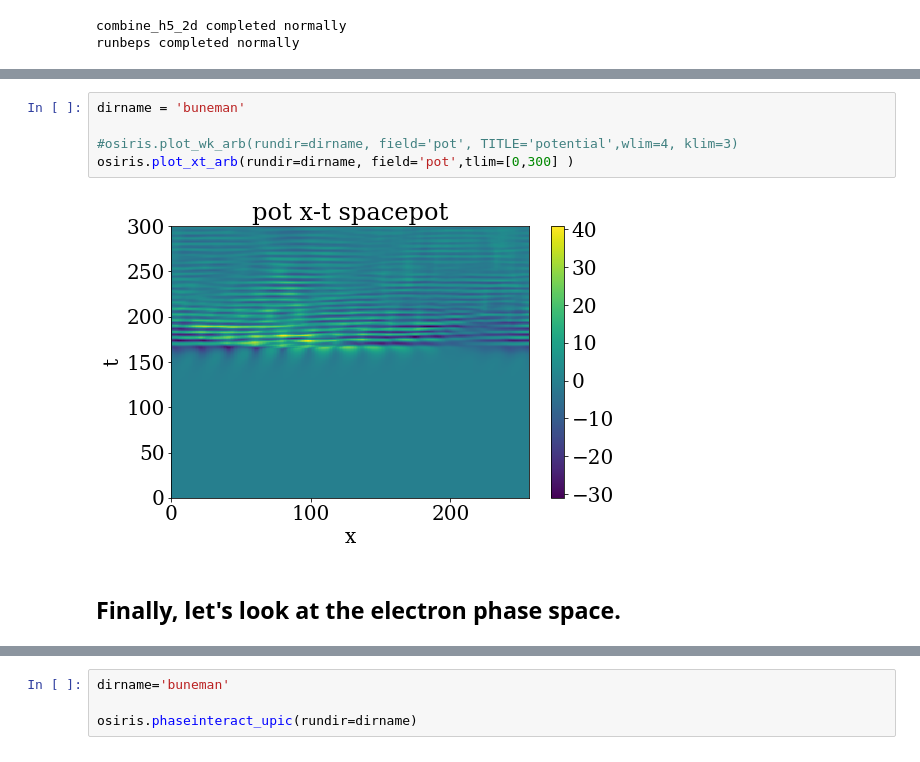
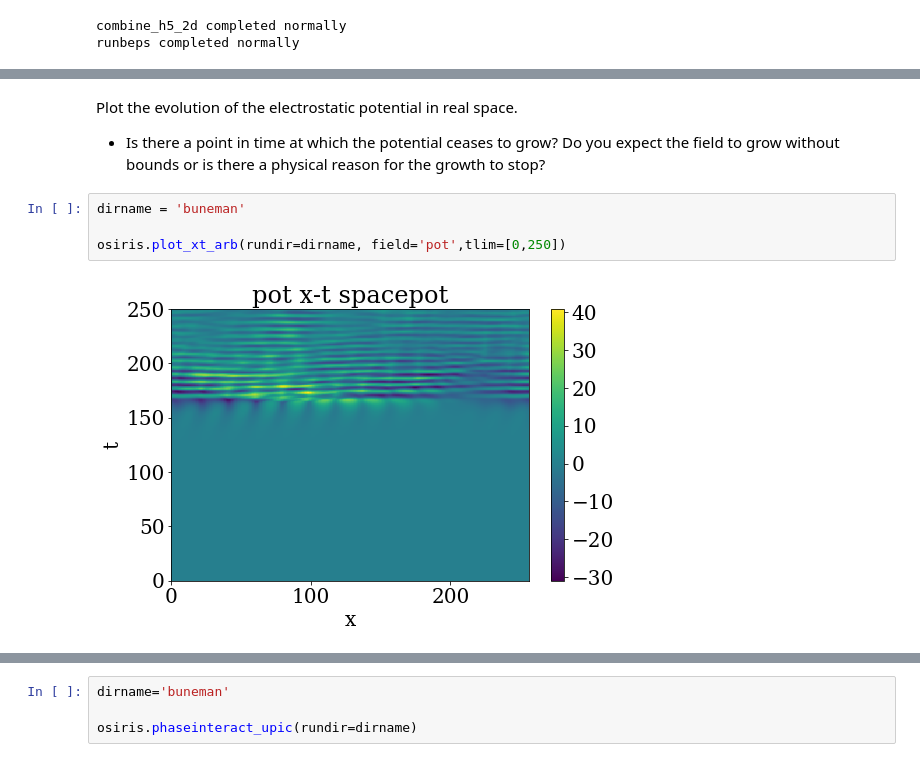
Before and after one commit to UCLA-Plasma-Simulation-Group/JupyterPIC, a Jupyter notebook: dev/buneman/Buneman-1-021018.ipynb, the cells around one changed output, grey strips where cells are left out. Cells and saved outputs as stored; diff of their text form.

```diff
--- a/dev/buneman/Buneman-1-021018.ipynb
+++ b/dev/buneman/Buneman-1-021018.ipynb
@@ -209,9 +256,10 @@ Delta k = 0.0245436921875
+# %% [markdown]
+Plot the evolution of the electrostatic potential in real space.
+
+* Is there a point in time at which the potential ceases to grow?  Do you expect the field to grow without bounds or is there a physical reason for the growth to stop?
 # %%
 dirname = 'buneman'
 
-#osiris.plot_wk_arb(rundir=dirname, field='pot', TITLE='potential',wlim=4, klim=3)
-osiris.plot_xt_arb(rundir=dirname, field='pot',tlim=[0,300] )
+osiris.plot_xt_arb(rundir=dirname, field='pot',tlim=[0,250])
 # %% [output]
-[figure, old version]
+[figure, new version]
-# %% [markdown]
-## Finally, let's look at the electron phase space.
```
Also changed, not shown: parts of 33 cells of this notebook, 1 other file.
